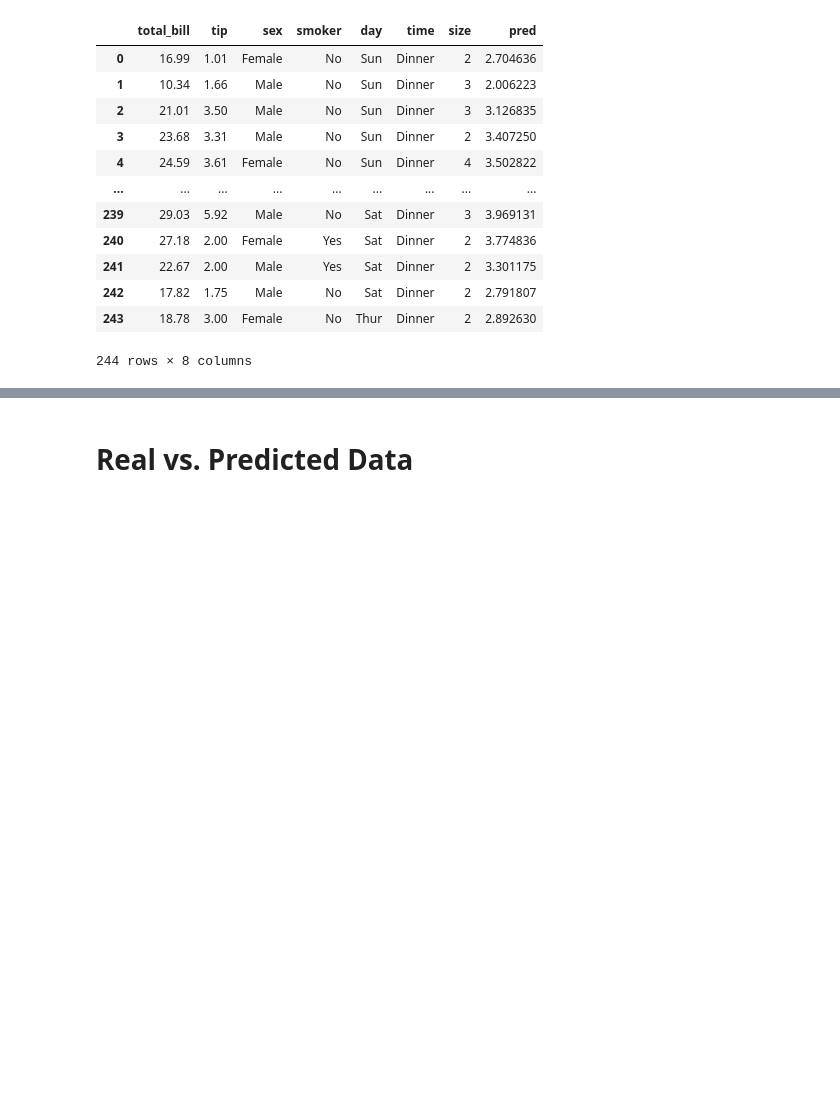
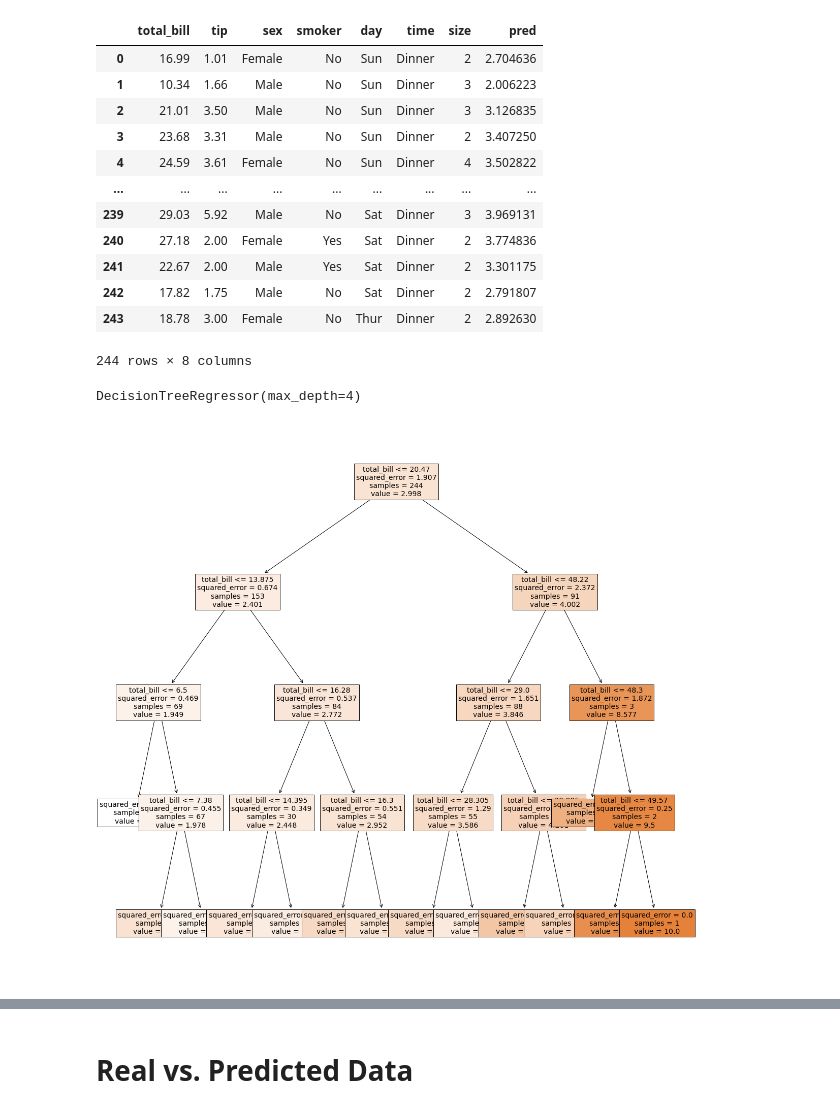
Before and after one commit to martgn/resolving-python-data-science, a Jupyter notebook: II Machine Learning & Deep Learning/01_Machine Learning & Linear Regression/01practice_machine-learning-linear-regression.ipynb, the cells around one changed output, grey strips where cells are left out. Cells and saved outputs as stored; diff of their text form; code cells hidden in the pictures; blank space fills up the shorter version.

```diff
--- a/II Machine Learning & Deep Learning/01_Machine Learning & Linear Regression/01practice_machine-learning-linear-regression.ipynb
+++ b/II Machine Learning & Deep Learning/01_Machine Learning & Linear Regression/01practice_machine-learning-linear-regression.ipynb
@@ -202,0 +210,6 @@ df_tips
+# %%
+dt = DecisionTreeRegressor(max_depth=4)
+# %%
+dt.fit(explanatory, target)
+# %% [output]
+DecisionTreeRegressor(max_depth=4)
@@ -202,0 +220,5 @@ df_tips
+# %%
+plt.figure(figsize=(20,20))
+plot_tree(decision_tree=dt, feature_names=['total_bill'], filled=True, fontsize=14);
+# %% [output]
+[figure, added]
```
Also changed, not shown: parts of 8 cells of this notebook, 2 other files.
